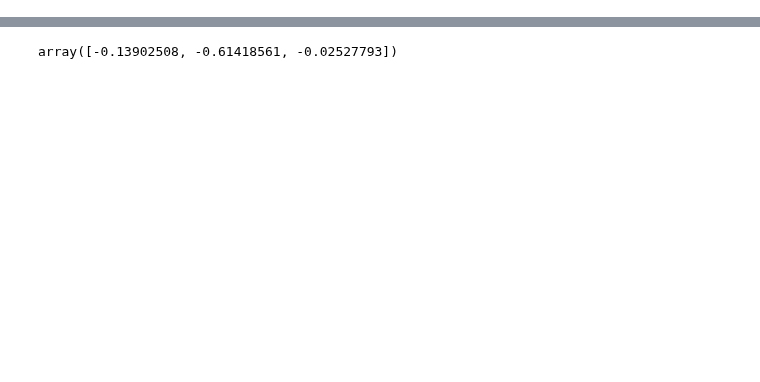
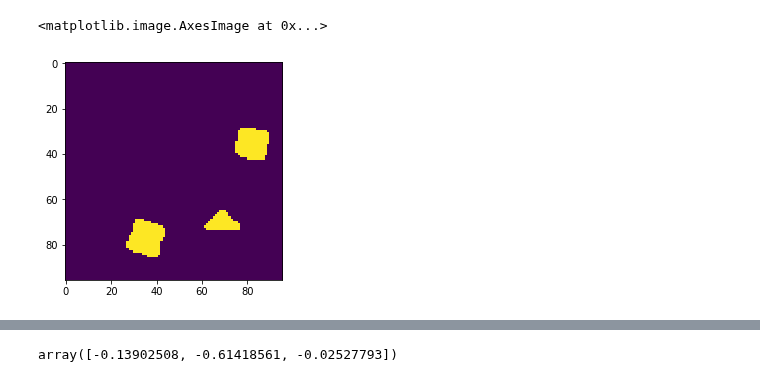
Before and after one commit to hogunkee/ur5_manipulation, a Jupyter notebook: realrobot/EvaluateSEG.ipynb, the cells around one changed output, grey strips where cells are left out. Drawn from its saved outputs; the diff is of its cells as text; code cells hidden in the pictures; blank space fills up the shorter version.

```diff
--- a/realrobot/EvaluateSEG.ipynb
+++ b/realrobot/EvaluateSEG.ipynb
@@ -0,0 +29,7 @@
+# %%
+fmask = (depth < 0.625).astype(float)
+# %%
+plt.imshow(fmask)
+# %% [output]
+<matplotlib.image.AxesImage at 0x...>
+[figure, added]
```
Also changed, not shown: parts of 17 cells of this notebook, 4 other files.
